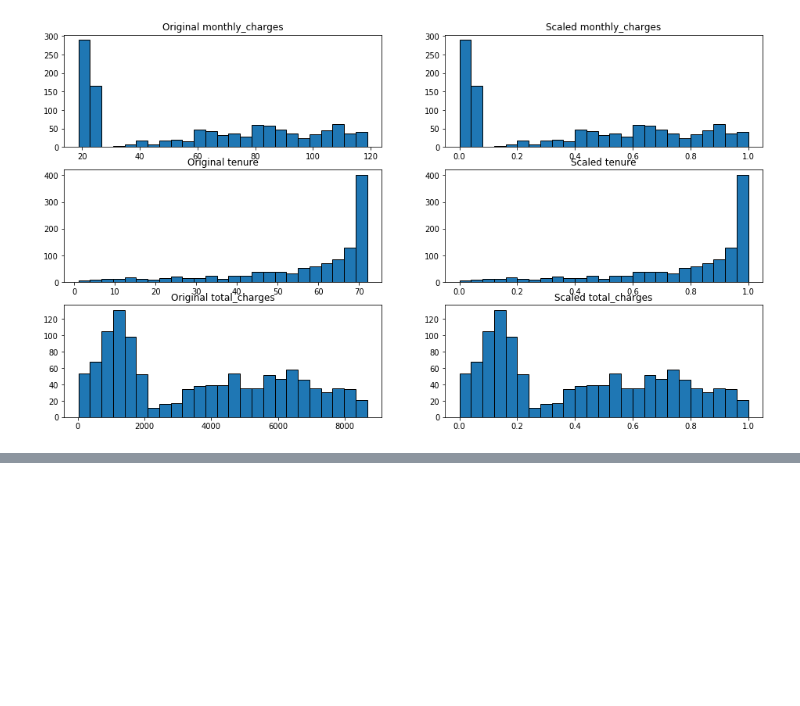
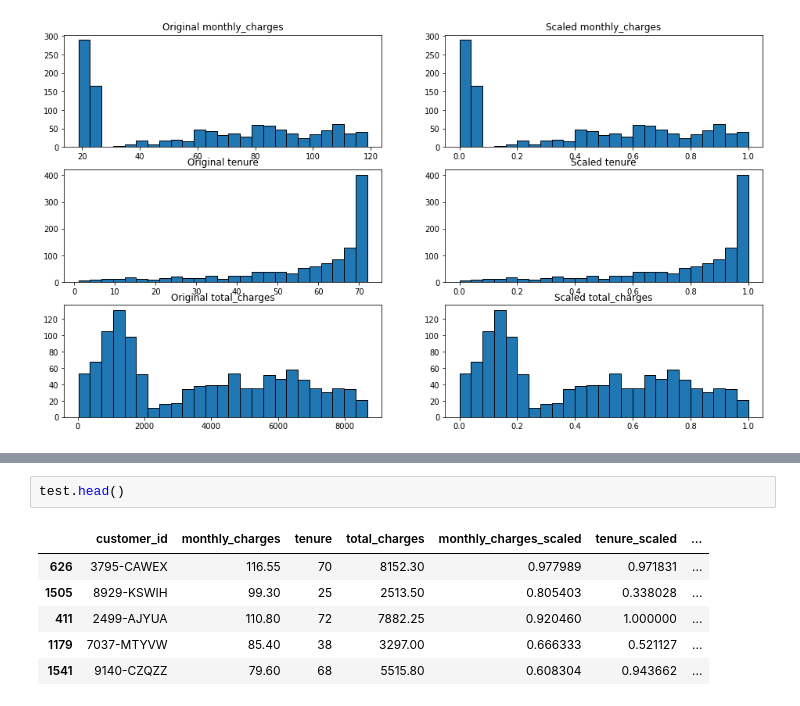
Before and after one commit to Yongliang-Shi/regression-exercises, a Jupyter notebook: scaling.ipynb, the cells around one changed output, grey strips where cells are left out. Saved outputs shown, nothing was run; the diff lists cells and outputs as text; blank space fills up the shorter version.

```diff
--- a/scaling.ipynb
+++ b/scaling.ipynb
@@ -565,0 +575,9 @@ Text(0.5, 1.0, 'Scaled total_charges')
+# %%
+test.head()
+# %% [output]
+|  | customer_id | monthly_charges | tenure | total_charges | monthly_charges_scaled | tenure_scaled | ... |
+| 626 | 3795-CAWEX | 116.55 | 70 | 8152.30 | 0.977989 | 0.971831 | ... |
+| 1505 | 8929-KSWIH | 99.30 | 25 | 2513.50 | 0.805403 | 0.338028 | ... |
+| 411 | 2499-AJYUA | 110.80 | 72 | 7882.25 | 0.920460 | 1.000000 | ... |
+| 1179 | 7037-MTYVW | 85.40 | 38 | 3297.00 | 0.666333 | 0.521127 | ... |
+| 1541 | 9140-CZQZZ | 79.60 | 68 | 5515.80 | 0.608304 | 0.943662 | ... |
```
Also changed, not shown: parts of 1 cell of this notebook.
